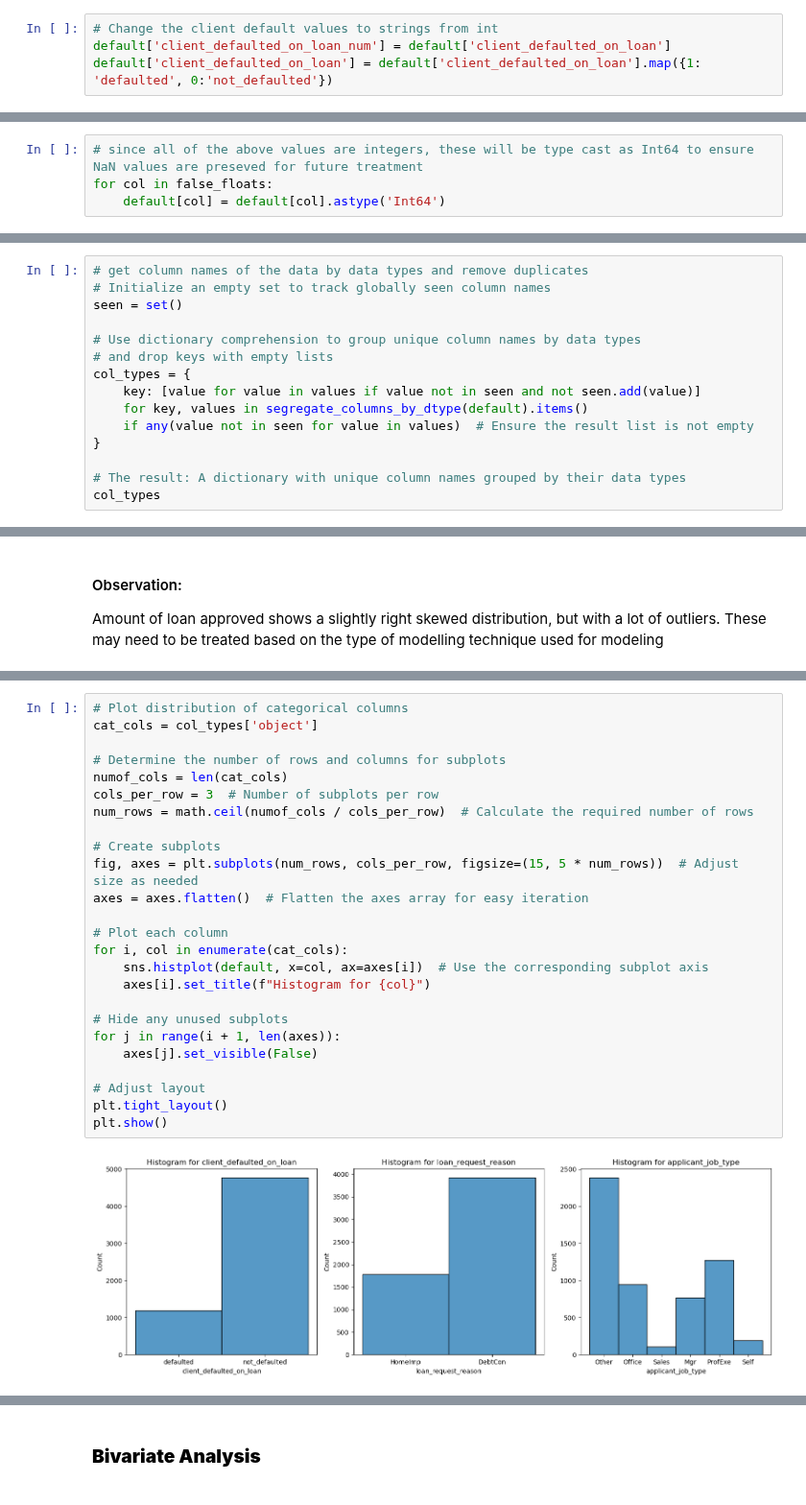
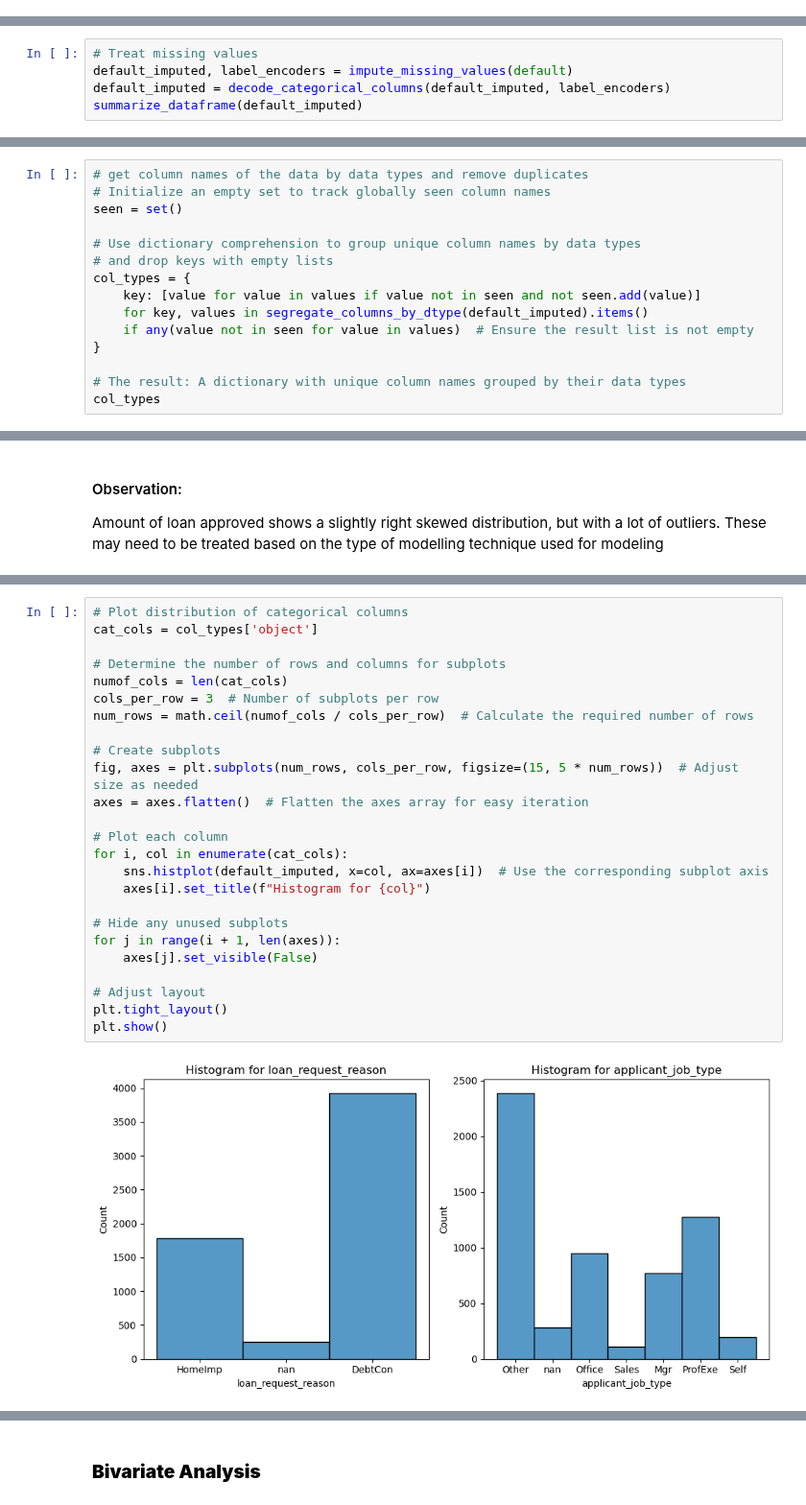
Before and after one commit to vmagar1729/analytiqbit, a Jupyter notebook: notebooks/Capstone_Project_Reference_Notebook_Loan_Default_Prediction_Full_Code.ipynb, the cells around one changed output, grey strips where cells are left out. Shown at 96% size. Saved outputs shown, nothing was run; the diff lists cells and outputs as text.

```diff
--- a/notebooks/Capstone_Project_Reference_Notebook_Loan_Default_Prediction_Full_Code.ipynb
+++ b/notebooks/Capstone_Project_Reference_Notebook_Loan_Default_Prediction_Full_Code.ipynb
@@ -142,10 +142,6 @@ default.rename(columns={
     'CLNO': 'existing_credit_lines',       # Number of existing credit lines
     'DEBTINC': 'debt_to_income_ratio'      # Debt-to-income ratio
 }, inplace=True)
-# %%
-# Change the client default values to strings from int
-default['client_defaulted_on_loan_num'] = default['client_defaulted_on_loan']
-default['client_defaulted_on_loan'] = default['client_defaulted_on_loan'].map({1: 'defaulted', 0:'not_defaulted'})
 # %%
 # Check the shape of the dataset
 default.shape
@@ -216,4 +196,0 @@ existing_credit_lines: [ 9. 14. 10. nan  8. 17. 12. 13. 25. 24. 16. 22.  0.  4.
-# %%
-# since all of the above values are integers, these will be type cast as Int64 to ensure NaN values are preseved for future treatment
-for col in false_floats:
-    default[col] = default[col].astype('Int64')
@@ -282,0 +259,5 @@ Vizualization of the distributions of these features will provide clarity on the
+# %%
+# Treat missing values
+default_imputed, label_encoders = impute_missing_values(default)
+default_imputed = decode_categorical_columns(default_imputed, label_encoders)
+summarize_dataframe(default_imputed)
@@ -289,7 +285,7 @@ seen = set()
 # and drop keys with empty lists
 col_types = {
     key: [value for value in values if value not in seen and not seen.add(value)]
-    for key, values in segregate_columns_by_dtype(default).items()
+    for key, values in segregate_columns_by_dtype(default_imputed).items()
     if any(value not in seen for value in values)  # Ensure the result list is not empty
 }
 
@@ -412,29 +405,29 @@ Existing credit lines shows a reasonably uniform distribution with slight right
 # %%
 # Plot distribution of categorical columns
 cat_cols = col_types['object']
 
 # Determine the number of rows and columns for subplots
 numof_cols = len(cat_cols)
 cols_per_row = 3  # Number of subplots per row
 num_rows = math.ceil(numof_cols / cols_per_row)  # Calculate the required number of rows
 
 # Create subplots
 fig, axes = plt.subplots(num_rows, cols_per_row, figsize=(15, 5 * num_rows))  # Adjust size as needed
 axes = axes.flatten()  # Flatten the axes array for easy iteration
 
 # Plot each column
 for i, col in enumerate(cat_cols):
-    sns.histplot(default, x=col, ax=axes[i])  # Use the corresponding subplot axis
+    sns.histplot(default_imputed, x=col, ax=axes[i])  # Use the corresponding subplot axis
     axes[i].set_title(f"Histogram for {col}")
 
 # Hide any unused subplots
 for j in range(i + 1, len(axes)):
     axes[j].set_visible(False)
 
 # Adjust layout
 plt.tight_layout()
 plt.show()
 # %% [output]
-[figure, old version]
+[figure, new version]
 # %% [markdown]
 #### Observations:
```
Also changed, not shown: parts of 46 cells of this notebook, 3 other files.
